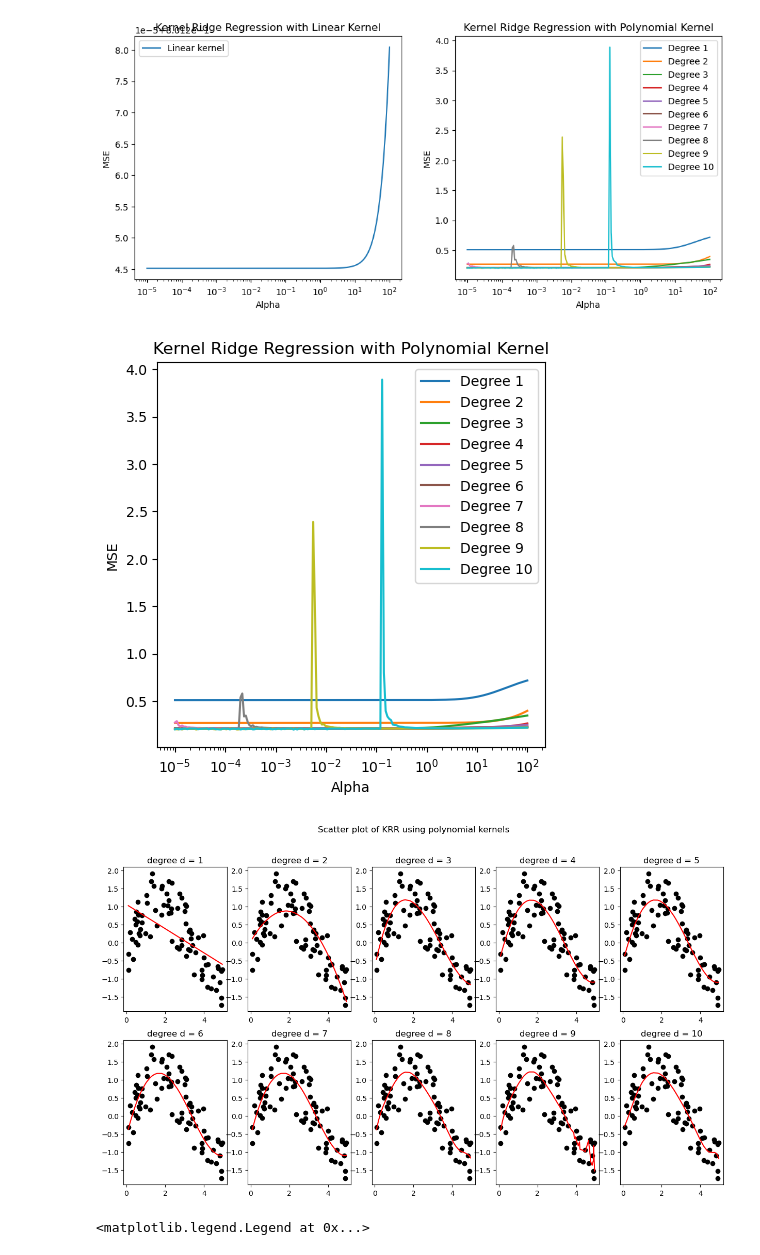
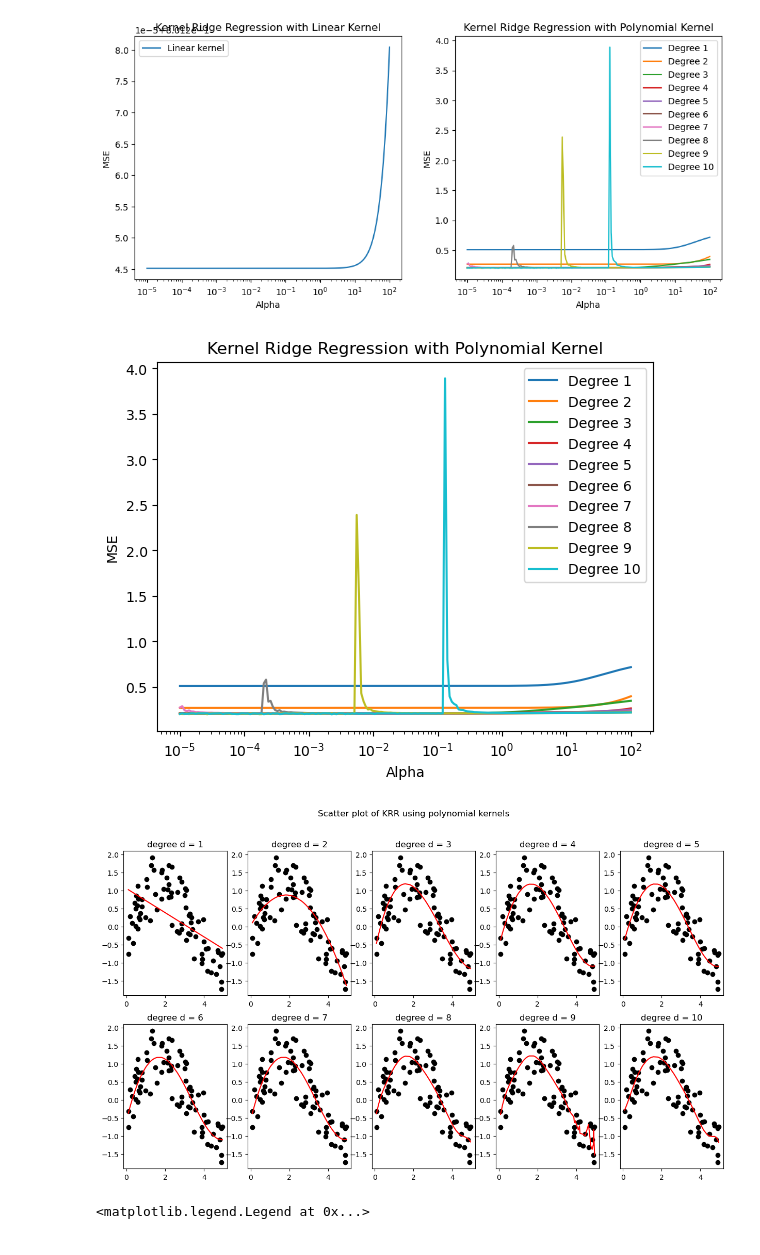
Before and after one commit to LegoCreation/Thesis, a Jupyter notebook: illustrations_for_KRR_GPR.ipynb, the cells around one changed output. Cells and saved outputs as stored; diff of their text form; code cells hidden in the pictures.

```diff
--- a/illustrations_for_KRR_GPR.ipynb
+++ b/illustrations_for_KRR_GPR.ipynb
@@ -44,39 +44,39 @@ for i, alpha in enumerate(alphas):
 # %% [output]
 [figure]
 # %%
-fig, axs = plt.subplots(1, 1, figsize=(5, 5))
+fig, axs = plt.subplots(1, 1)
 
 # Plot MSE vs. alpha for the polynomial kernel
 for j, degree in enumerate(degrees):
     axs.plot(alphas, mse_polynomial[:, j], label=f'Degree {degree}')
 axs.set_xscale('log')
 axs.set_xlabel('Alpha')
 axs.set_ylabel('MSE')
 axs.set_title('Kernel Ridge Regression with Polynomial Kernel')
 axs.legend()
 
 fig.savefig("./img/illustration_KRR_MSE.png", dpi = 100)
 # Add scatter plot of original data and predicted values for all polynomial degrees
 fig, axs = plt.subplots(2, 5, figsize=(15, 8))
 
 for j, degree in enumerate(degrees):
     row = j // 5
     col = j % 5
 
     # Plot original data
     axs[row, col].scatter(X, y, c='k', label='Data')
 
     # Plot predicted values for polynomial kernel
     alpha = 0.01
     kr = KernelRidge(kernel=lambda x1, x2: polynomial_kernel(x1, x2, degree), alpha=alpha)
     kr.fit(X, y)
     y_pred = kr.predict(X)
     axs[row, col].plot(X, y_pred, c='r', label=f'Degree {degree}')
     axs[row, col].set_title("degree d = " + str(degree))
 fig.suptitle("Scatter plot of KRR using polynomial kernels")
 fig.savefig("./img/illustration_KRR_scatter.png", dpi = 100)
 # %% [output]
-[figure, old version]
+[figure, new version]
 [figure]
 # %%
 fig, axs = plt.subplots(1, 2, figsize=(12, 5))
```
Also changed, not shown: 1 other file.
